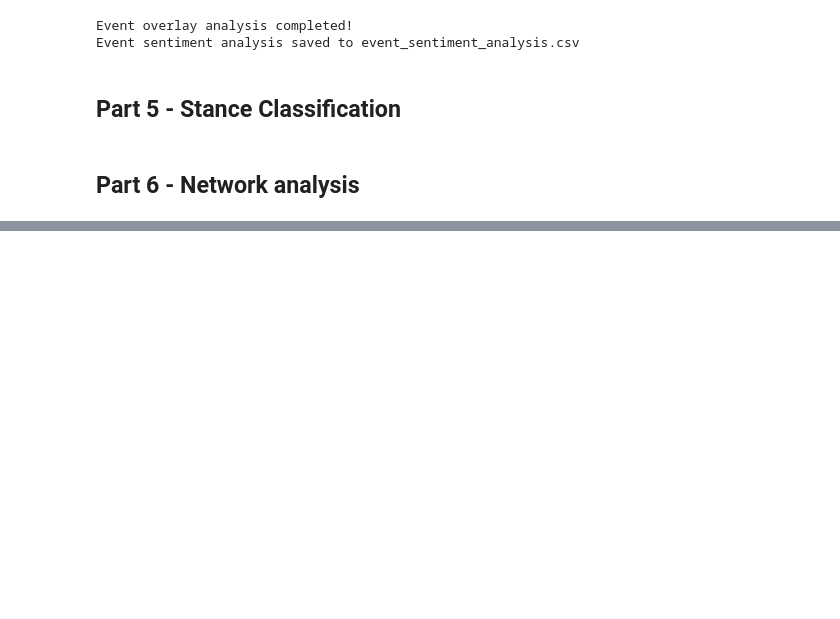
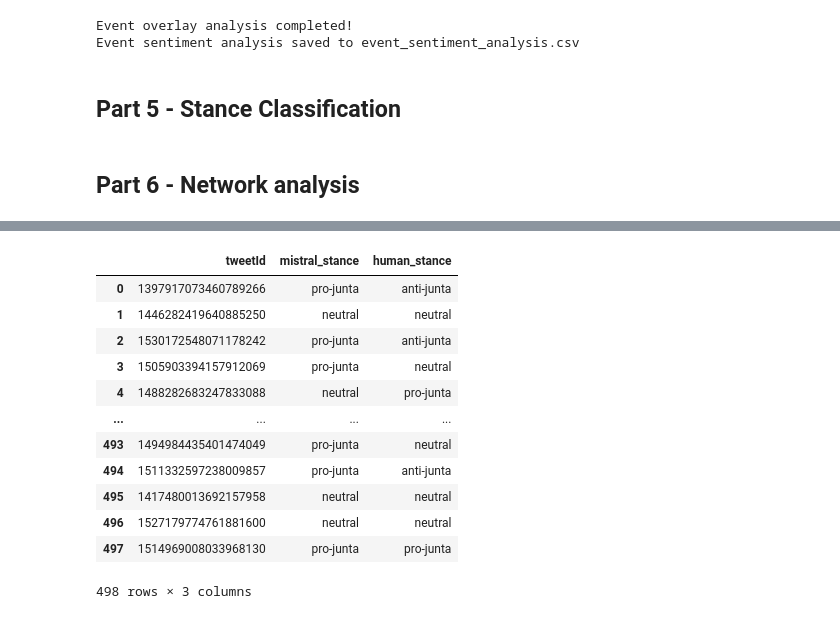
Before and after one commit to itsazzaosman/twitter-discourse-mali, a Jupyter notebook: Twitter_Discourse_and_Public_Sentiment.ipynb, the cells around one changed output, grey strips where cells are left out. Cells and saved outputs as stored; diff of their text form; code cells hidden in the pictures; blank space fills up the shorter version.

```diff
--- a/Twitter_Discourse_and_Public_Sentiment.ipynb
+++ b/Twitter_Discourse_and_Public_Sentiment.ipynb
@@ -1599,0 +1655,16 @@ print("\nNetwork analysis complete. Results saved to the 'network_analysis' dire
+# %%
+validation
+# %% [output]
+|  | tweetId | mistral_stance | human_stance |
+| 0 | 1397917073460789266 | pro-junta | anti-junta |
+| 1 | 1446282419640885250 | neutral | neutral |
+| 2 | 1530172548071178242 | pro-junta | anti-junta |
+| 3 | 1505903394157912069 | pro-junta | neutral |
+| 4 | 1488282683247833088 | neutral | pro-junta |
+| ... | ... | ... | ... |
+| 493 | 1494984435401474049 | pro-junta | neutral |
+| 494 | 1511332597238009857 | pro-junta | anti-junta |
+| 495 | 1417480013692157958 | neutral | neutral |
+| 496 | 1527179774761881600 | neutral | neutral |
+| 497 | 1514969008033968130 | pro-junta | pro-junta |
+498 rows × 3 columns
```
Also changed, not shown: parts of 16 cells of this notebook.
